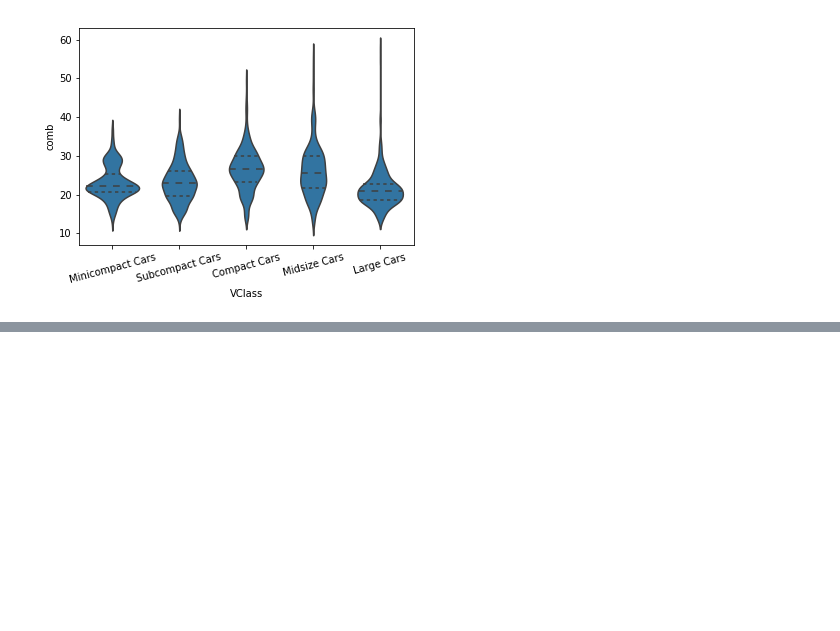
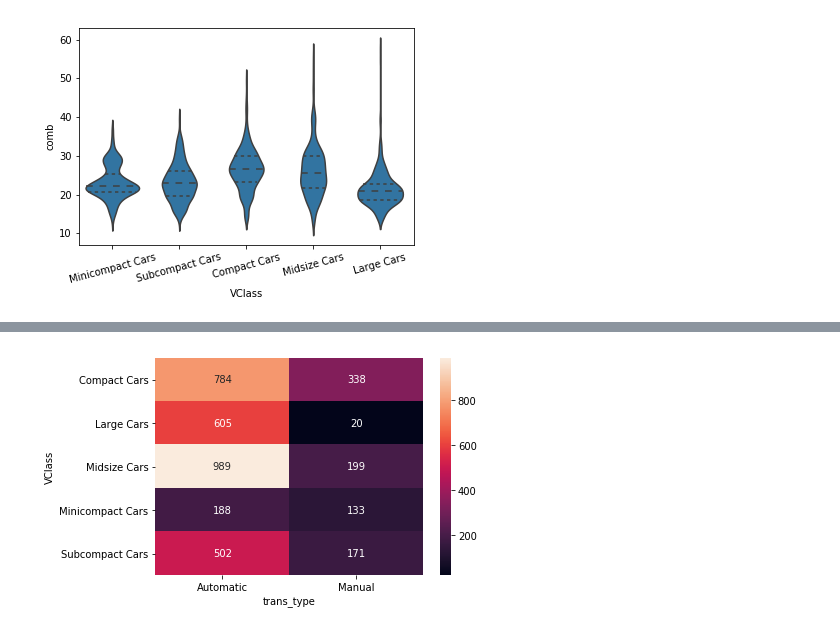
Before and after one commit to bbrcnx/udacity_ai_foundation, a Jupyter notebook: Matplotlib and Seaborn.ipynb, the cells around one changed output, grey strips where cells are left out. Saved outputs shown, nothing was run; the diff lists cells and outputs as text; code cells hidden in the pictures; blank space fills up the shorter version.

```diff
--- a/Matplotlib and Seaborn.ipynb
+++ b/Matplotlib and Seaborn.ipynb
@@ -725,0 +818,4 @@ plt.xticks(rotation = 15);
+# %%
+sb.heatmap(ct_counts, annot = True, fmt = 'd');
+# %% [output]
+[figure, added]
```
Also changed, not shown: parts of 8 cells of this notebook, 5 other files.
